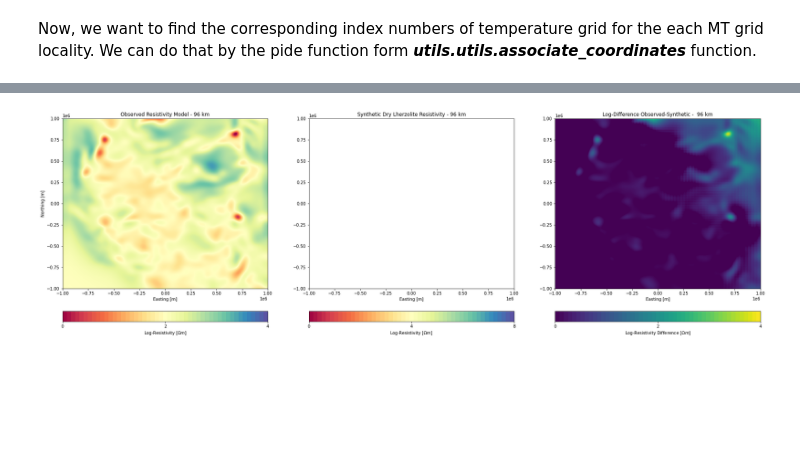
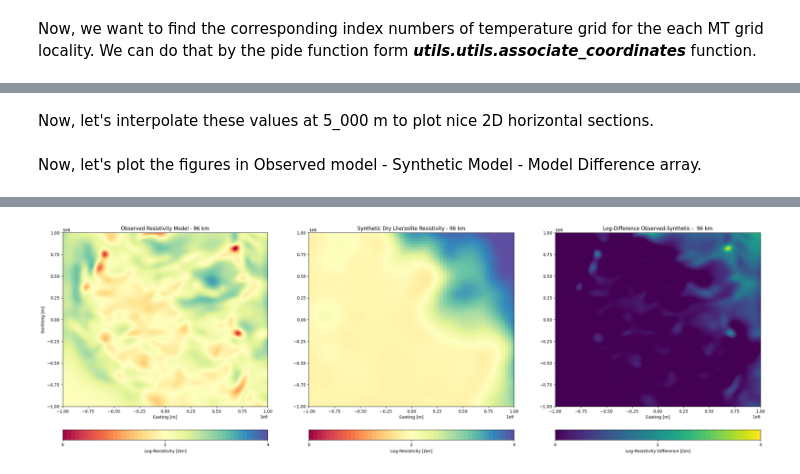
Before and after one commit to sinanozaydin/pide, a Jupyter notebook: examples/notebooks/7_Metasomatism_Maps_from_MT.ipynb, the cells around one changed output, grey strips where cells are left out. Saved outputs shown, nothing was run; the diff lists cells and outputs as text; code cells hidden in the pictures; blank space fills up the shorter version.

```diff
--- a/examples/notebooks/7_Metasomatism_Maps_from_MT.ipynb
+++ b/examples/notebooks/7_Metasomatism_Maps_from_MT.ipynb
@@ -167,18 +172,25 @@ plt.show()
+# %% [markdown]
+Now, let's interpolate these values at 5_000 m to plot nice 2D horizontal sections.
 # %%
-xi = np.arange(np.amin(x), np.amax(x),1000)
-yi = np.arange(np.amin(y), np.amax(y),1000)
+#Setting up the new array.
+xi = np.arange(np.amin(x), np.amax(x),5000)
+yi = np.arange(np.amin(y), np.amax(y),5000)
 
 x_i,  y_i = np.meshgrid(xi,yi)
 
 points_interp = np.column_stack((x, y))
 
+#Interpolating 49 km
 real_model_49 = griddata(points_interp, logmodel_49, (x_i, y_i), method = 'cubic')
 synth_model_49 = griddata(points_interp, logsynthetic_49, (x_i, y_i), method = 'cubic')
 diff_log_49 = synth_model_49 - real_model_49
 
+#Interpolating 96 km.
 real_model_96 = griddata(points_interp, logmodel_96, (x_i, y_i), method = 'cubic')
 synth_model_96 = griddata(points_interp, logsynthetic_96, (x_i, y_i), method = 'cubic')
 diff_log_96 = synth_model_96 - real_model_96
+# %% [markdown]
+Now, let's plot the figures in Observed model - Synthetic Model - Model Difference array.
 # %%
 fig = plt.figure(figsize = (30,10))
 ax1 = plt.subplot(131)
@@ -226,35 +238,35 @@ cax4 = ax4.pcolormesh(xi,yi, real_model_96, cmap = 'Spectral')
 cax4.set_clim(0,4)
 cbar_ax = fig.colorbar(cax4, boundaries= np.linspace(0,4), orientation="horizontal", pad=0.1,
 			 ticks = [0,2,4], ax = ax4, label = 'Log-Resistivity [$\Omega m$]')
 
 ax4.set_xlim(-1e6,1e6)
 ax4.set_ylim(-1e6,1e6)
 ax4.set_xlabel('Easting [m]')
 ax4.set_ylabel('Northing [m]')
 ax4.set_title('Observed Resistivity Model - 96 km')
 
 ax5 = plt.subplot(132)
-cax5 = ax2.pcolormesh(xi,yi, synth_model_96, cmap = 'Spectral')
-cax5.set_clim(0,8)
-cbar_ax2 = fig.colorbar(cax5, boundaries= np.linspace(0,8), orientation="horizontal", pad=0.1,
-			 ticks = [0,4,8], ax = ax5, label = 'Log-Resistivity [$\Omega m$]')
+cax5 = ax5.pcolormesh(xi,yi, synth_model_96, cmap = 'Spectral')
+cax5.set_clim(0,4)
+cbar_ax2 = fig.colorbar(cax5, boundaries= np.linspace(0,4), orientation="horizontal", pad=0.1,
+			 ticks = [0,2,4], ax = ax5, label = 'Log-Resistivity [$\Omega m$]')
 
 ax5.set_xlim(-1e6,1e6)
 ax5.set_ylim(-1e6,1e6)
 ax5.set_xlabel('Easting [m]')
 ax5.set_title('Synthetic Dry Lherzolite Resistivity - 96 km')
 
 ax6 = plt.subplot(133)
 cax6 = ax6.pcolormesh(xi,yi, diff_log_96, cmap = 'viridis')
 cax6.set_clim(0,4)
 cbar_ax6 = fig.colorbar(cax6, boundaries= np.linspace(0,4), orientation="horizontal", pad=0.1,
 			 ticks = [0,2,4], ax = ax6, label = 'Log-Resistivity Difference [$\Omega m$]')
 
 ax6.set_xlim(-1e6,1e6)
 ax6.set_ylim(-1e6,1e6)
 ax6.set_xlabel('Easting [m]')
 ax6.set_title('Log-Difference Observed-Synthetic -  96 km')
 
 plt.show()
 # %% [output]
-[figure, old version]
+[figure, new version]
```
Also changed, not shown: parts of 4 cells of this notebook, 1 other file.
